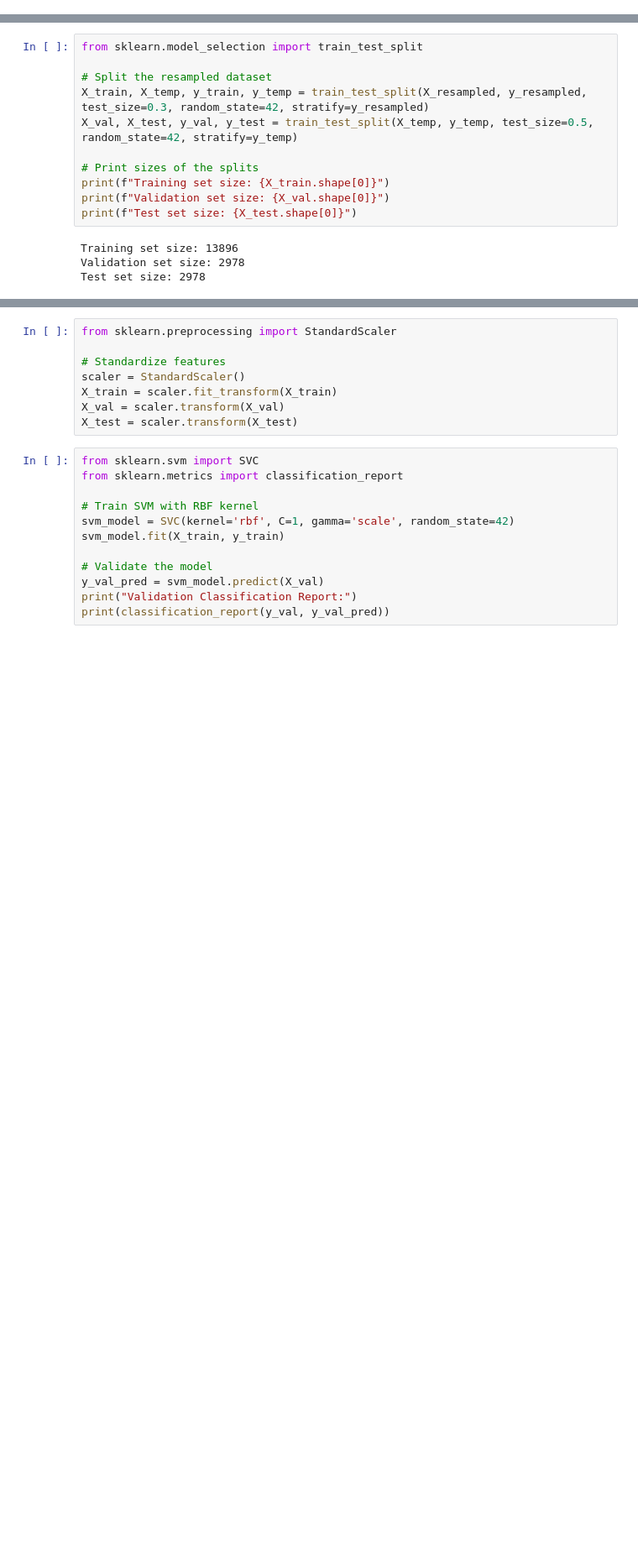
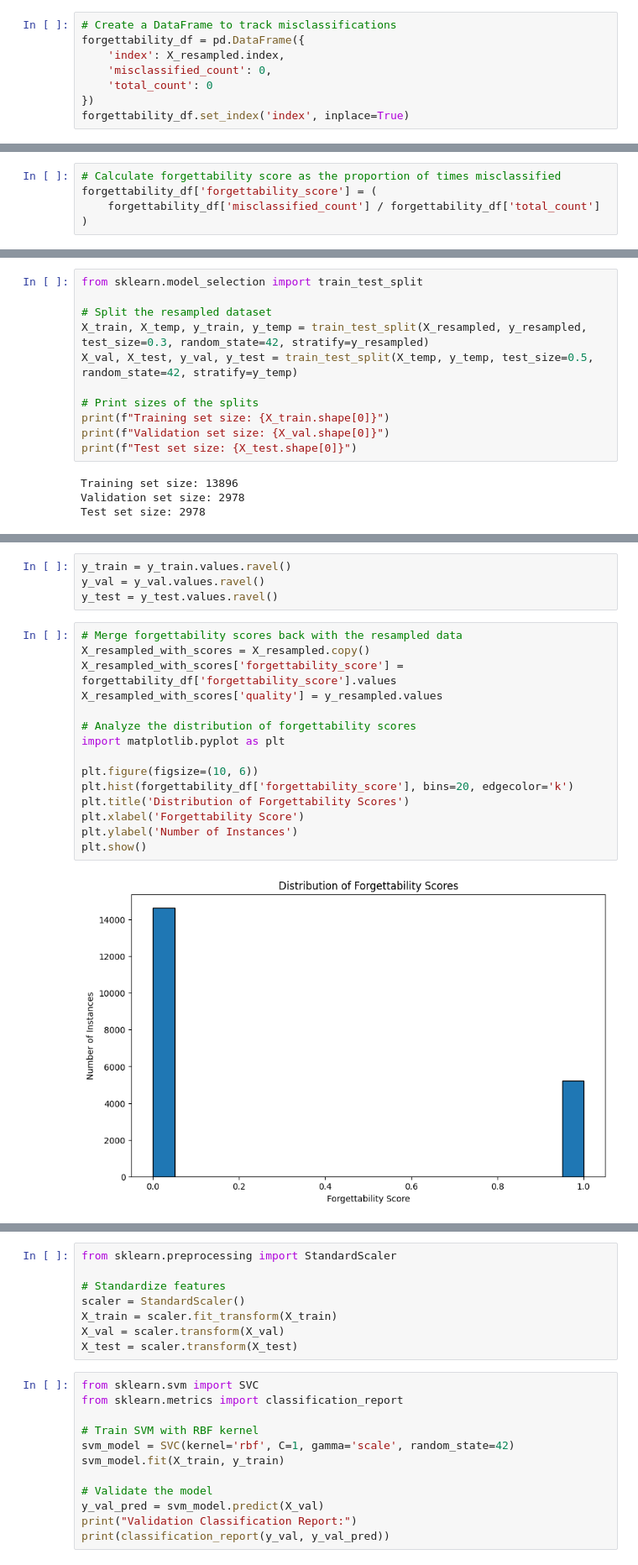
Before and after one commit to rezaserajian/Homework3part1, a Jupyter notebook: CS206D_Forgettability_Shap_Research_Updated.ipynb, the cells around one changed output, grey strips where cells are left out. Shown: that part at 84% size. Cells and saved outputs as stored; diff of their text form; blank space fills up the shorter version.

```diff
--- a/CS206D_Forgettability_Shap_Research_Updated.ipynb
+++ b/CS206D_Forgettability_Shap_Research_Updated.ipynb
@@ -149,3 +153,11 @@ quality
 8          2836
 9          2836
 Name: count, dtype: int64
+# %%
+# Create a DataFrame to track misclassifications
+forgettability_df = pd.DataFrame({
+    'index': X_resampled.index,
+    'misclassified_count': 0,
+    'total_count': 0
+})
+forgettability_df.set_index('index', inplace=True)
@@ -151,0 +201,5 @@ Name: count, dtype: int64
+# %%
+# Calculate forgettability score as the proportion of times misclassified
+forgettability_df['forgettability_score'] = (
+    forgettability_df['misclassified_count'] / forgettability_df['total_count']
+)
@@ -166,0 +305,21 @@ Test set size: 2978
+# %%
+y_train = y_train.values.ravel()
+y_val = y_val.values.ravel()
+y_test = y_test.values.ravel()
+# %%
+# Merge forgettability scores back with the resampled data
+X_resampled_with_scores = X_resampled.copy()
+X_resampled_with_scores['forgettability_score'] = forgettability_df['forgettability_score'].values
+X_resampled_with_scores['quality'] = y_resampled.values
+
+# Analyze the distribution of forgettability scores
+import matplotlib.pyplot as plt
+
+plt.figure(figsize=(10, 6))
+plt.hist(forgettability_df['forgettability_score'], bins=20, edgecolor='k')
+plt.title('Distribution of Forgettability Scores')
+plt.xlabel('Forgettability Score')
+plt.ylabel('Number of Instances')
+plt.show()
+# %% [output]
+[figure, added]
```
Also changed, not shown: parts of 8 cells of this notebook.
